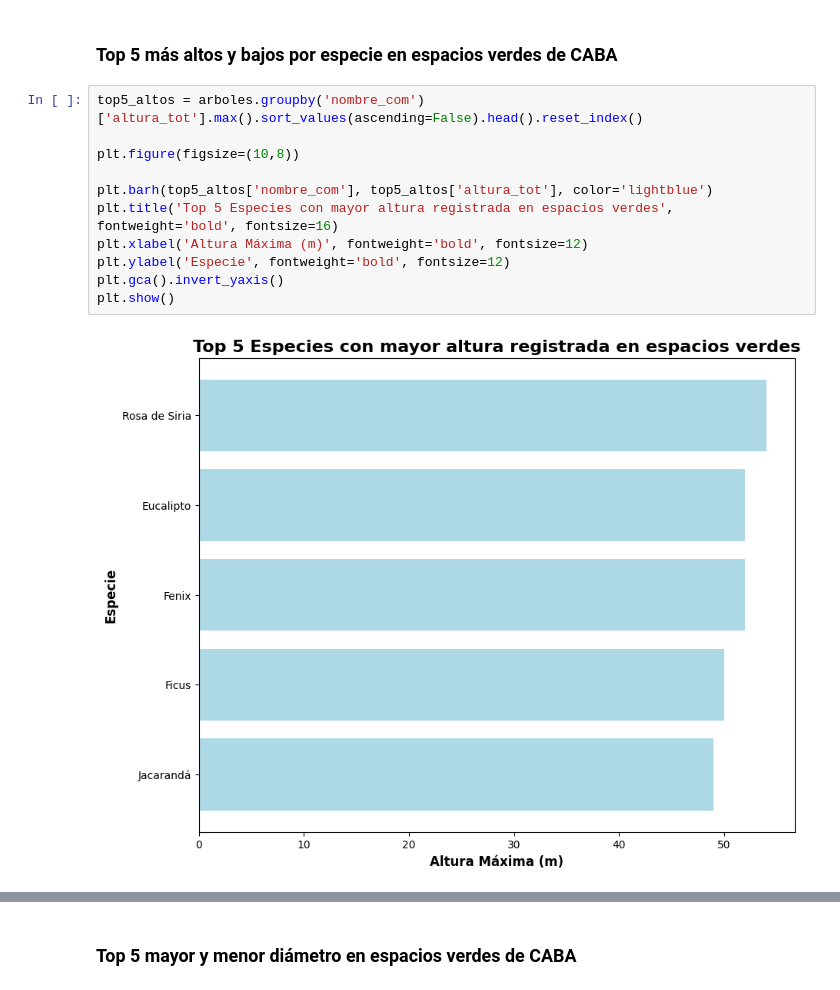
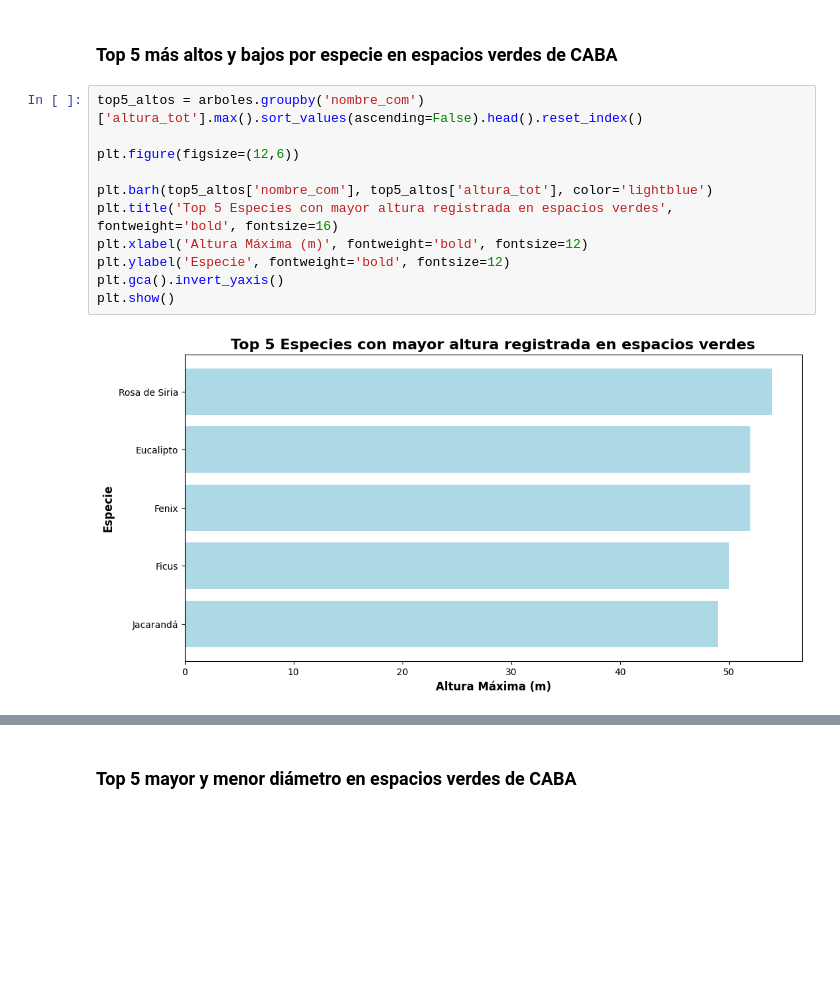
Before and after one commit to juancruzdauberte/arbolado_caba_espacios_verdes, a Jupyter notebook: arbolado.ipynb, the cells around one changed output, grey strips where cells are left out. Saved outputs shown, nothing was run; the diff lists cells and outputs as text; blank space fills up the shorter version.

```diff
--- a/arbolado.ipynb
+++ b/arbolado.ipynb
@@ -133,13 +140,13 @@ Passing `palette` without assigning `hue` is deprecated and will be removed in v
 # %%
 top5_altos = arboles.groupby('nombre_com')['altura_tot'].max().sort_values(ascending=False).head().reset_index()
 
-plt.figure(figsize=(10,8))
+plt.figure(figsize=(12,6))
 
 plt.barh(top5_altos['nombre_com'], top5_altos['altura_tot'], color='lightblue')
 plt.title('Top 5 Especies con mayor altura registrada en espacios verdes', fontweight='bold', fontsize=16)
 plt.xlabel('Altura Máxima (m)', fontweight='bold', fontsize=12)
 plt.ylabel('Especie', fontweight='bold', fontsize=12)
 plt.gca().invert_yaxis()
 plt.show()
 # %% [output]
-[figure, old version]
+[figure, new version]
```
Also changed, not shown: parts of 13 cells of this notebook.
